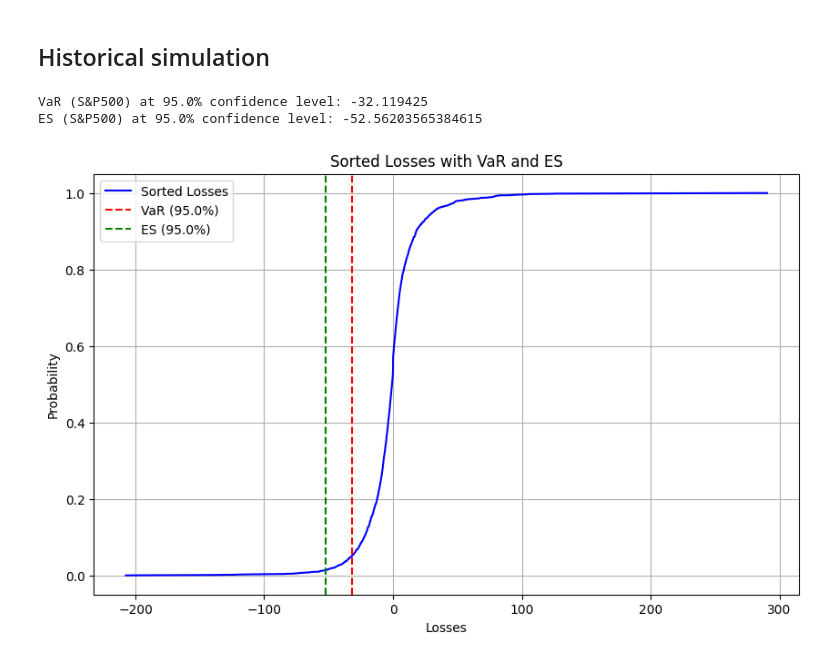
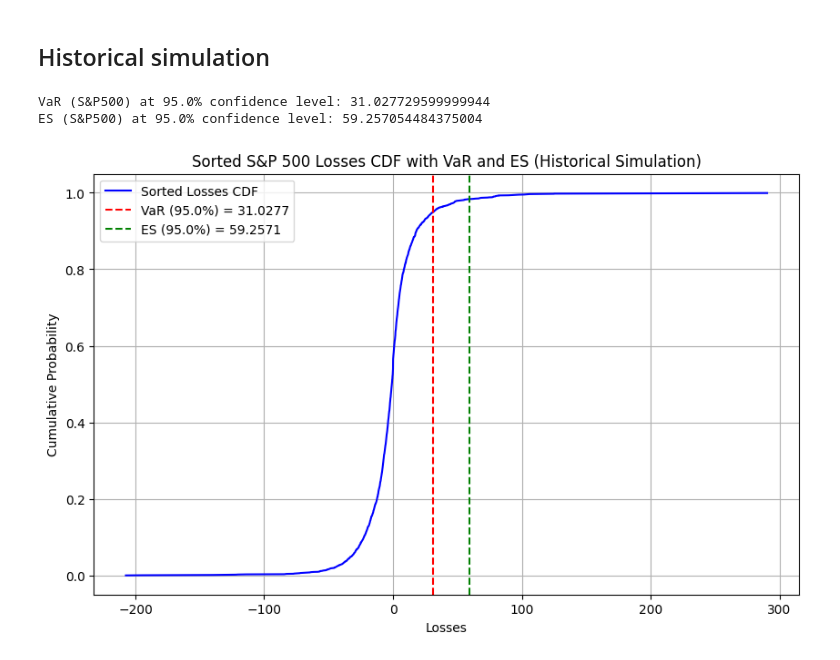
Before and after one commit to Dhruvs120/Quantitative_Risk_Management_Assignments, a Jupyter notebook: initial_notebook.ipynb, the cells around one changed output. Cells and saved outputs as stored; diff of their text form; code cells hidden in the pictures.

```diff
--- a/initial_notebook.ipynb
+++ b/initial_notebook.ipynb
@@ -112,6 +102,6 @@ main_df
 # %%
 # initial investment
-weigths = {
+weights = {
     'S&P500': 0.4,
     'DAX40': 0.3,
     'NIKKEI': 0.15,
@@ -129,10 +119,10 @@ usd_to_eur = float(starting_row['USD/EUR'].iloc[0])
 jpy_to_eur = float(starting_row['JPY/EUR'].iloc[0])
 
 # Calculate the invested amounts
-invested_amount_SP500 = starting_investment * weigths['S&P500'] / usd_to_eur
-invested_amount_DAX40 = starting_investment * weigths['DAX40']
-invested_amount_NIKKEI = starting_investment * weigths['NIKKEI'] / jpy_to_eur
-invested_amount_EU_BOND = starting_investment * weigths['EU-BOND']
+invested_amount_SP500 = starting_investment * weights['S&P500'] / usd_to_eur
+invested_amount_DAX40 = starting_investment * weights['DAX40']
+invested_amount_NIKKEI = starting_investment * weights['NIKKEI'] / jpy_to_eur
+invested_amount_EU_BOND = starting_investment * weights['EU-BOND']
 
 invested_amounts = [
     invested_amount_SP500, #in USD
@@ -187,0 +168,8 @@ print(Pmu)
+# %%
+# Create Portfolio_loss column as the sum of the 4 loss components
+main_df['Portfolio_loss'] = (
+    main_df['C_S&P500_Loss'] +
+    main_df['C_Dax40_Loss'] +
+    main_df['C_Nikkei_Loss'] +
+    main_df['Interest_Bond_Loss']
+)
@@ -364,43 +470,47 @@ Sim, vart= 0.010414541915411041, ES= 0.014408322102852303
 # %% [markdown]
 ## Historical simulation
 # %%
-# Extract historical losses for S&P500
-sp500_losses = main_df[(main_df['Date'] >= '2012-01-04') & (main_df['Date'] <= '2021-12-31')]['C_S&P500_Loss'].dropna()
+# Define the confidence level
+confidence_level = 0.95
 
-# Sort the losses in ascending order
+# Extract historical losses for S&P500 for the specified period
+sp500_losses = main_df[(main_df['Date'] >= '2012-01-04') & (main_df['Date'] <= '2021-12-31')]['C_S&P500_Loss']
+
+# Sort the losses in ascending order (smallest loss first, largest loss last)
 sorted_losses = sp500_losses.sort_values()
 
-# Calculate the index for the VaR based on the confidence level
-var_index = int((1 - confidence_level) * len(sorted_losses))
+# Calculate VaR at the specified confidence level
+# This finds the value at the threshold separating the worst (1-confidence_level)% losses
+VaR_sp500 = sorted_losses.quantile(confidence_level)
 
-# Calculate VaR
-VaR_sp500 = sorted_losses.iloc[var_index]
-
-# Calculate ES (average of losses beyond VaR)
-ES_sp500 = sorted_losses.iloc[:var_index].mean()
+# Calculate ES (Expected Shortfall)
+# This is the average of the losses that are greater than or equal to the VaR value
+tail_sp_losses = sorted_losses[sorted_losses >= VaR_sp500]
+ES_sp500 = tail_sp_losses.mean()
 
 print(f"VaR (S&P500) at {confidence_level * 100}% confidence level: {VaR_sp500}")
 print(f"ES (S&P500) at {confidence_level * 100}% confidence level: {ES_sp500}")
 
-import matplotlib.pyplot as plt
-
-# Plot the sorted losses as a line graph
+# Plot the sorted losses (Empirical Cumulative Distribution Function - CDF)
 plt.figure(figsize=(10, 6))
-plt.plot(sorted_losses.values, np.linspace(0, 1, len(sorted_losses), endpoint=False), label='Sorted Losses', color='blue')
+# Plotting the empirical CDF: x-axis is loss value, y-axis is cumulative probability
+plt.plot(sorted_losses.values, np.linspace(0, 1, len(sorted_losses), endpoint=False), label='Sorted Losses CDF', color='blue')
 
 # Highlight VaR and ES on the graph
-plt.axvline(x=VaR_sp500, color='red', linestyle='--', label=f'VaR ({confidence_level * 100}%)')
-plt.axvline(x=ES_sp500, color='green', linestyle='--', label=f'ES ({confidence_level * 100}%)')
+# VaR is the loss value at the confidence level percentile
+plt.axvline(x=VaR_sp500, color='red', linestyle='--', label=f'VaR ({confidence_level * 100}%) = {VaR_sp500:.4f}')
+# ES is the average loss in the tail beyond VaR
+plt.axvline(x=ES_sp500, color='green', linestyle='--', label=f'ES ({confidence_level * 100}%) = {ES_sp500:.4f}')
 
 # Add labels, title, and legend
 plt.xlabel('Losses')
-plt.ylabel('Probability')
-plt.title('Sorted Losses with VaR and ES')
+plt.ylabel('Cumulative Probability')
+plt.title('Sorted S&P 500 Losses CDF with VaR and ES (Historical Simulation)')
 plt.legend()
-plt.grid()
+plt.grid(True)
 plt.show()
 # %% [output]
-VaR (S&P500) at 95.0% confidence level: -32.119425
-ES (S&P500) at 95.0% confidence level: -52.56203565384615
+VaR (S&P500) at 95.0% confidence level: 31.027729599999944
+ES (S&P500) at 95.0% confidence level: 59.257054484375004
-[figure, old version]
+[figure, new version]
 # %%
```
Also changed, not shown: parts of 38 cells of this notebook.
